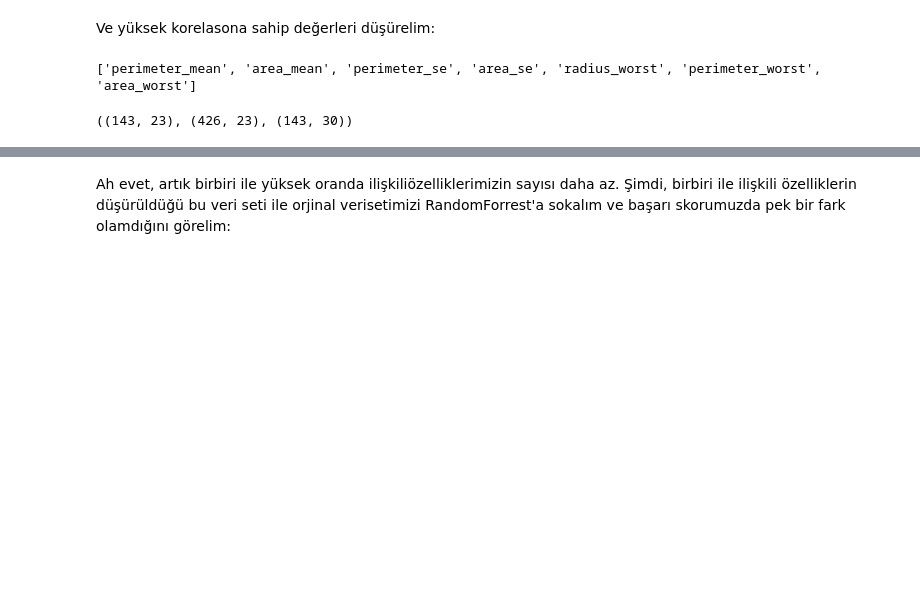
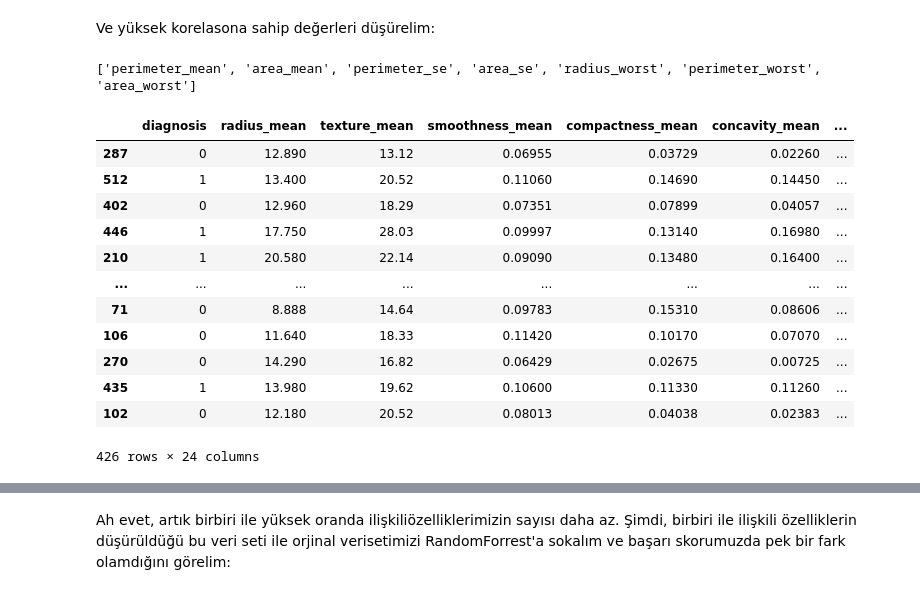
Before and after one commit to Bedirhangndnr/BreastCancerAnalyse, a Jupyter notebook: ForestFires/forestfires.ipynb, the cells around one changed output, grey strips where cells are left out. Saved outputs shown, nothing was run; the diff lists cells and outputs as text; code cells hidden in the pictures; blank space fills up the shorter version.

```diff
--- a/ForestFires/forestfires.ipynb
+++ b/ForestFires/forestfires.ipynb
@@ -322,9 +436,21 @@ print(); print(to_drop)
 # %% [output]
 ['perimeter_mean', 'area_mean', 'perimeter_se', 'area_se', 'radius_worst', 'perimeter_worst', 'area_worst']
-# %%
-droped_train_data = X_train.drop(columns=to_drop, axis=1)
-droped_test_data = X_test.drop(columns=to_drop, axis=1) #bu degiskenlerin test setimizden silinmiş halini de çekelim (tahmin başarısına bakacağımız için. Ama test setinden sadece
-# şu anlık silindiğini, test setinni hala 30 özelliğinin olduğunu unutmayın.)
-droped_test_data.shape, droped_train_data.shape, X_test.shape
-# %% [output]
-((143, 23), (426, 23), (143, 30))
+# %%
+train_set["diagnosis"]=y_train
+
+droped_train_data=train_set.drop(columns=to_drop, axis=1)
+droped_train_data
+# %% [output]
+|  | diagnosis | radius_mean | texture_mean | smoothness_mean | compactness_mean | concavity_mean | ... |
+| 287 | 0 | 12.890 | 13.12 | 0.06955 | 0.03729 | 0.02260 | ... |
+| 512 | 1 | 13.400 | 20.52 | 0.11060 | 0.14690 | 0.14450 | ... |
+| 402 | 0 | 12.960 | 18.29 | 0.07351 | 0.07899 | 0.04057 | ... |
+| 446 | 1 | 17.750 | 28.03 | 0.09997 | 0.13140 | 0.16980 | ... |
+| 210 | 1 | 20.580 | 22.14 | 0.09090 | 0.13480 | 0.16400 | ... |
+| ... | ... | ... | ... | ... | ... | ... | ... |
+| 71 | 0 | 8.888 | 14.64 | 0.09783 | 0.15310 | 0.08606 | ... |
+| 106 | 0 | 11.640 | 18.33 | 0.11420 | 0.10170 | 0.07070 | ... |
+| 270 | 0 | 14.290 | 16.82 | 0.06429 | 0.02675 | 0.00725 | ... |
+| 435 | 1 | 13.980 | 19.62 | 0.10600 | 0.11330 | 0.11260 | ... |
+| 102 | 0 | 12.180 | 20.52 | 0.08013 | 0.04038 | 0.02383 | ... |
+426 rows × 24 columns
```
Also changed, not shown: parts of 110 cells of this notebook, 2 other files.
